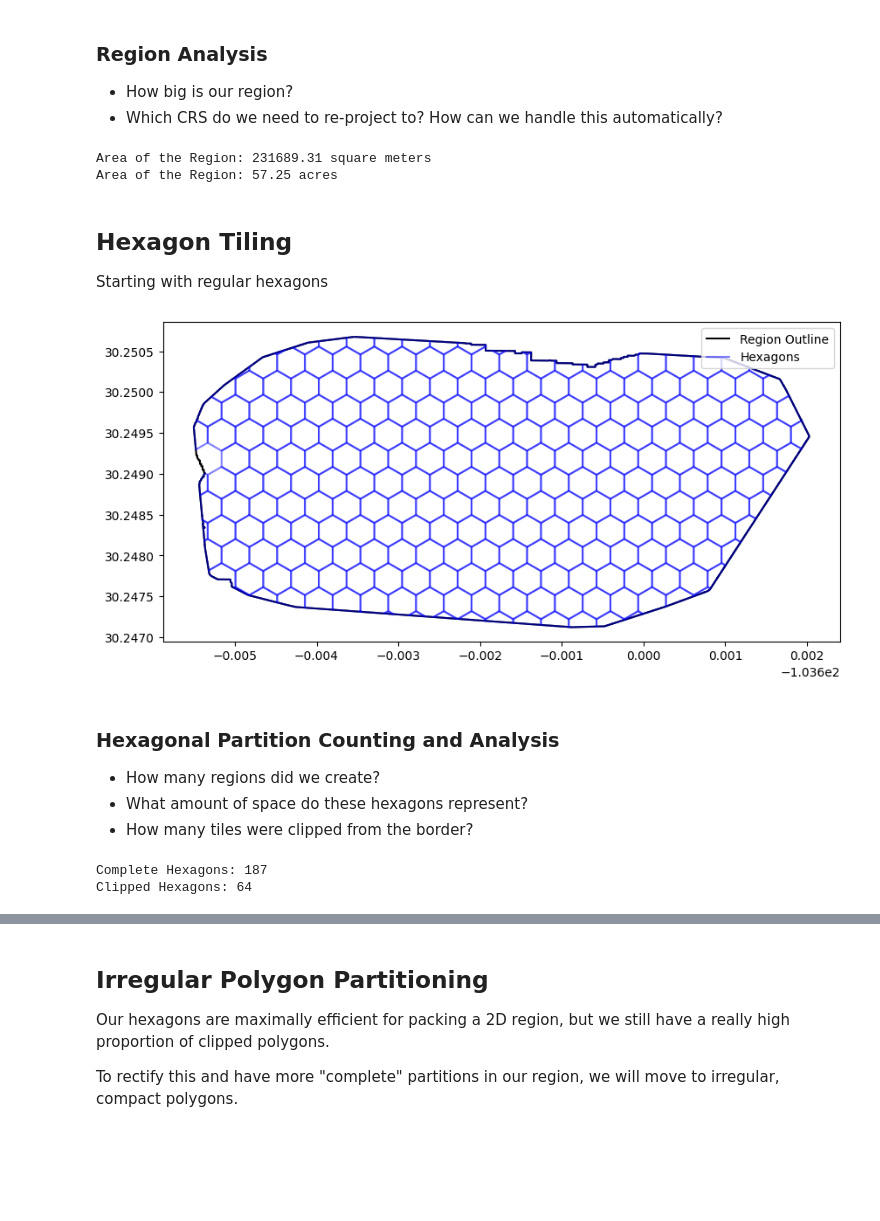
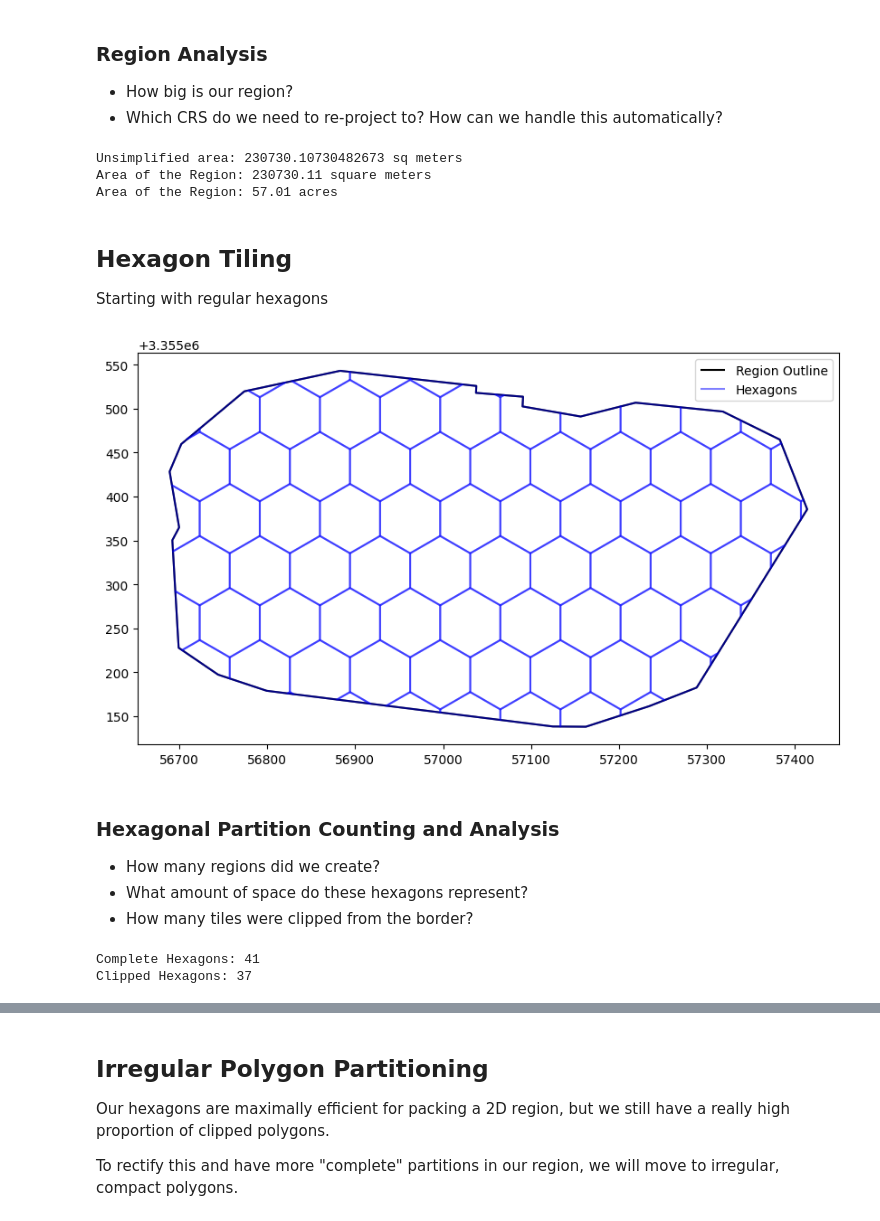
Before and after one commit to javelina-works/unsupervised-cv-search, a Jupyter notebook: content/notebooks/11_region_partition.ipynb, the cells around one changed output, grey strips where cells are left out. Drawn from its saved outputs; the diff is of its cells as text; code cells hidden in the pictures; blank space fills up the shorter version.

Commit message:
Simplified outline many times faster
Somewhat suprising. Voronoi calculations are many times faster with fewer vertices.

```diff
--- a/content/notebooks/11_region_partition.ipynb
+++ b/content/notebooks/11_region_partition.ipynb
@@ -242,0 +245,14 @@ plt.show()
+# %%
+
+contour_gdf_projected = contour_gdf.to_crs(epsg=32614)  # Example: UTM Zone 14N
+
+contour_proj_polygon = contour_gdf_projected.geometry.iloc[0]
+simplified_contour_proj_polygon = simplify_polygon(contour_proj_polygon, tolerance=7)
+
+# Visualize the original and simplified polygons
+fig, ax = plt.subplots(figsize=(10, 10))
+gpd.GeoDataFrame({"geometry": [contour_proj_polygon]}).boundary.plot(ax=ax, color="black", label="Original Polygon (Reprojected)")
+gpd.GeoDataFrame({"geometry": [simplified_contour_proj_polygon]}).boundary.plot(ax=ax, color="blue", linestyle="--", label="Simplified Polygon")
+plt.legend()
+plt.title("Reprojected Polygon Simplification")
+plt.show()
@@ -266,11 +285,14 @@ def calculate_polygon_area(polygon, crs=None):
         return polygon.area
 # %%
-contour_polygon = contour_gdf.geometry.iloc[0]
+# Inherit values from above, just assigning for continuity
+contour_gdf = contour_gdf_projected
 
-contour_gdf_projected = contour_gdf.to_crs(epsg=32614)  # Example: UTM Zone 14N
-contour_proj_polygon = contour_gdf_projected.geometry.iloc[0]
+
+polygon_area_unsimplified= calculate_polygon_area(contour_proj_polygon, crs=contour_gdf_projected.crs)
+print(f"Unsimplified area: {polygon_area_unsimplified} sq meters")
 
 # Assuming the region polygon is in WGS84 (degrees)
+contour_proj_polygon = simplified_contour_proj_polygon
 polygon_area_m= calculate_polygon_area(contour_proj_polygon, crs=contour_gdf_projected.crs)
 area_acres = polygon_area_m / 4046.86
 
@@ -282,8 +304,9 @@ print(f"Area of the Region: {area_acres:.2f} acres")
 # Area should be ~57.4 acres
 # https://www.mapdevelopers.com/area_finder.php?polygons=%5B%5B%5B%5B30.247530683301086%2C-103.59922565771598%5D%2C%5B30.247099711872085%2C-103.60048093153495%5D%2C%5B30.24734068537719%2C-103.6041823799755%5D%2C%5B30.2476604377697%2C-103.60533036543387%5D%2C%5B30.24955170118369%2C-103.60562070950468%5D%2C%5B30.250098511178628%2C-103.60518619164426%5D%2C%5B30.25064995207441%2C-103.60372706994016%5D%2C%5B30.250480812969077%2C-103.60055669888456%5D%2C%5B30.250105462133558%2C-103.59829827889402%5D%2C%5B30.249549384185716%2C-103.59792276963194%5D%2C%5B30.247530683301086%2C-103.59922565771598%5D%5D%2C%22%23AAAAAA%22%2C%22%23000000%22%2C0.4%5D%5D
 # %% [output]
-Area of the Region: 231689.31 square meters
-Area of the Region: 57.25 acres
+Unsimplified area: 230730.10730482673 sq meters
+Area of the Region: 230730.11 square meters
+Area of the Region: 57.01 acres
 # %% [markdown]
 ## Hexagon Tiling
 
@@ -346,40 +369,41 @@ def generate_hex_grid(polygon, target_area):
     hexagons_clipped = [hexagon.intersection(polygon) for hexagon in hexagons if hexagon.intersects(polygon)]
 
     # Create a GeoDataFrame
     return gpd.GeoDataFrame({"geometry": hexagons_clipped})
 
 # Helper function to create a hexagon
 def create_hexagon(x_center, y_center, side_length):
     """
     Create a hexagon centered at (x_center, y_center) with a given side length.
     """
     angle_offset = np.pi / 6  # 30 degrees
     return Polygon([
         (
             x_center + side_length * np.cos(angle_offset + i * np.pi / 3),
             y_center + side_length * np.sin(angle_offset + i * np.pi / 3)
         )
         for i in range(6)
     ])
 
 
+# Take contour polygon from above
+# contour_polygon = contour_gdf.geometry.iloc[0]
 
-contour_polygon = contour_gdf.geometry.iloc[0]
-
-# Target area in square units (adjust based on your needs)
-target_area = 0.0000001  # Replace with your target area
+# Define 1-acre target area in square meters
+target_area_acres = 1  # 1 acre
+target_area = target_area_acres * 4046.86  # Convert to square meters
 
 # Generate hexagonal grid
-hex_grid = generate_hex_grid(contour_polygon, target_area)
+hex_grid = generate_hex_grid(simplified_contour_proj_polygon, target_area)
 
 # Plot the result
 fig, ax = plt.subplots(figsize=(10, 10))
-gpd.GeoDataFrame({"geometry": [contour_polygon]}).boundary.plot(ax=ax, color="black", label="Region Outline")
+gpd.GeoDataFrame({"geometry": [simplified_contour_proj_polygon]}).boundary.plot(ax=ax, color="black", label="Region Outline")
 hex_grid.boundary.plot(ax=ax, color="blue", alpha=0.5, label="Hexagons")
 plt.legend()
 plt.show()
 # %% [output]
-[figure, old version]
+[figure, new version]
 # %% [markdown]
 ### Hexagonal Partition Counting and Analysis
 
@@ -424,8 +448,8 @@ complete_count, clipped_count = count_hexagons(hex_grid, hexagon_side_length)
 print(f"Complete Hexagons: {complete_count}")
 print(f"Clipped Hexagons: {clipped_count}")
 # %% [output]
-Complete Hexagons: 187
-Clipped Hexagons: 64
+Complete Hexagons: 41
+Clipped Hexagons: 37
 # %%
 # Define 1-acre target area in square meters
 target_area_acres = 1  # 1 acre
```
Also changed, not shown: parts of 8 cells of this notebook.
